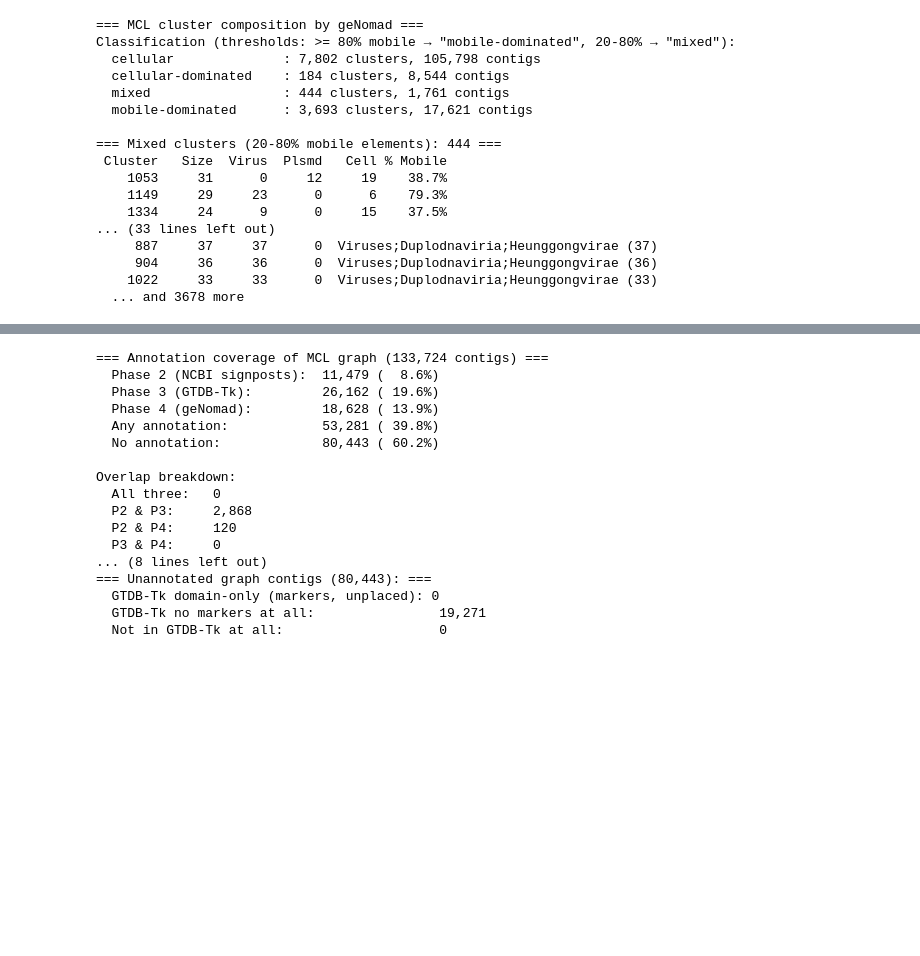
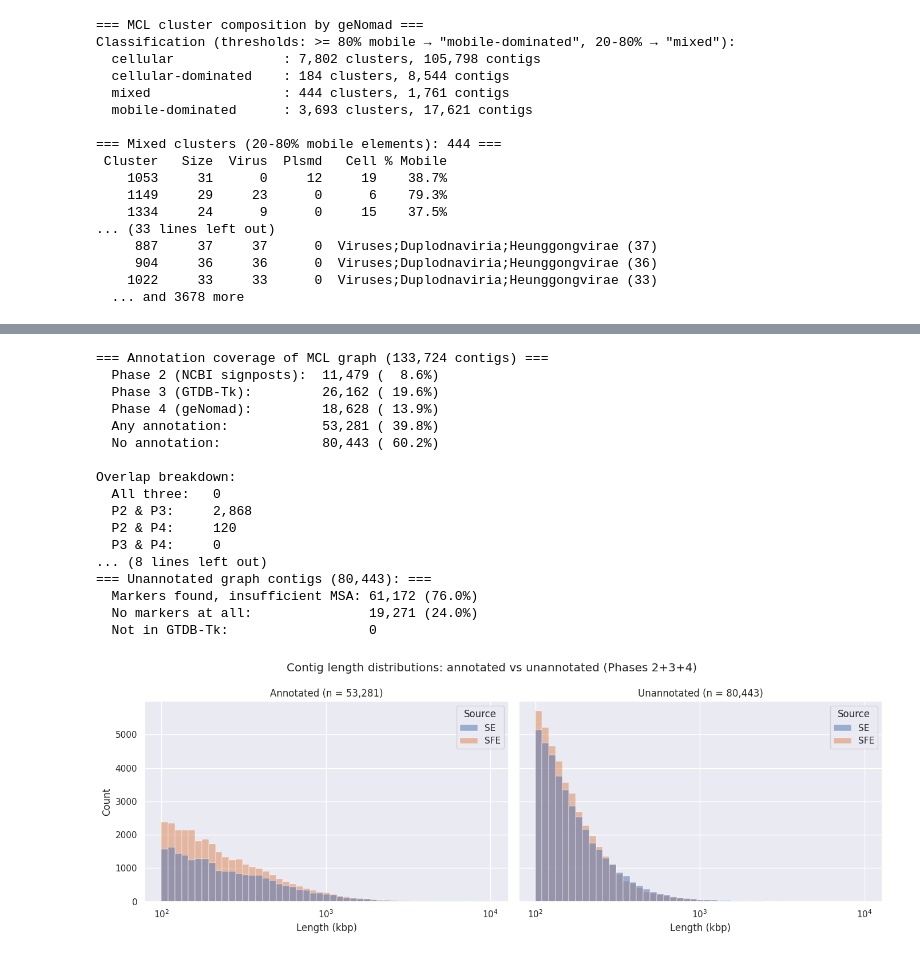
Before and after one commit to tnn111/Embedding, a Jupyter notebook: MCL.ipynb, the cells around one changed output, grey strips where cells are left out. Saved outputs shown, nothing was run; the diff lists cells and outputs as text; code cells hidden in the pictures; blank space fills up the shorter version.

```diff
--- a/MCL.ipynb
+++ b/MCL.ipynb
@@ -1197,18 +1277,20 @@ print(f'\n=== Coverage of ALL {len(all_100kbp):,} contigs >= 100 kbp ===')
 print(f'  Any annotation: {len(any_all_100kbp):,} ({len(any_all_100kbp)/len(all_100kbp)*100:.1f}%)')
 print(f'  No annotation:  {len(all_100kbp - any_all_100kbp):,} ({len(all_100kbp - any_all_100kbp)/len(all_100kbp)*100:.1f}%)')
 
-# What are the unannotated contigs? Check their GTDB-Tk status
+# Breakdown of unannotated contigs by GTDB-Tk status
 unannotated_graph = none_annotated
+unclassified_domain_set = set(unclassified_with_domain.keys())
+unannotated_insuf_msa = unannotated_graph & unclassified_domain_set
 unannotated_no_markers = unannotated_graph & no_marker_set
-unannotated_domain_only = unannotated_graph & (classified_set - set(
-    k for k, v in classified.items() if len([r for r in GTDB_RANKS if r in v]) >= 2))
+unannotated_not_in_gtdbtk = unannotated_graph - set(gtdbtk)
 print(f'\n=== Unannotated graph contigs ({len(unannotated_graph):,}): ===')
-print(f'  GTDB-Tk domain-only (markers, unplaced): '
-      f'{len(unannotated_graph & classified_set):,}')
-print(f'  GTDB-Tk no markers at all:                '
-      f'{len(unannotated_no_markers):,}')
-print(f'  Not in GTDB-Tk at all:                    '
-      f'{len(unannotated_graph - set(gtdbtk)):,}')
+print(f'  Markers found, insufficient MSA: {len(unannotated_insuf_msa):,} '
+      f'({len(unannotated_insuf_msa)/len(unannotated_graph)*100:.1f}%)')
+print(f'  No markers at all:               {len(unannotated_no_markers):,} '
+      f'({len(unannotated_no_markers)/len(unannotated_graph)*100:.1f}%)')
+print(f'  Not in GTDB-Tk:                  {len(unannotated_not_in_gtdbtk):,}')
+check = len(unannotated_insuf_msa) + len(unannotated_no_markers) + len(unannotated_not_in_gtdbtk)
+assert check == len(unannotated_graph), f'Accounting mismatch: {check} != {len(unannotated_graph)}'
 # %% [output]
 === Annotation coverage of MCL graph (133,724 contigs) ===
   Phase 2 (NCBI signposts):  11,479 (  8.6%)
@@ -1224,6 +1306,39 @@ Overlap breakdown:
   P3 & P4:     0
 ... (8 lines left out)
 === Unannotated graph contigs (80,443): ===
-  GTDB-Tk domain-only (markers, unplaced): 0
-  GTDB-Tk no markers at all:                19,271
-  Not in GTDB-Tk at all:                    0
+  Markers found, insufficient MSA: 61,172 (76.0%)
+  No markers at all:               19,271 (24.0%)
+  Not in GTDB-Tk:                  0
+# %%
+# Length distributions: annotated vs unannotated, split by SFE vs SE
+rows = []
+for s in any_annotation:
+    if s in id_to_length:
+        source = 'SFE' if s.startswith('SFE_') else 'SE'
+        rows.append((id_to_length[s] / 1000, 'Annotated', source))
+for s in none_annotated:
+    if s in id_to_length:
+        source = 'SFE' if s.startswith('SFE_') else 'SE'
+        rows.append((id_to_length[s] / 1000, 'Unannotated', source))
+
+df = pd.DataFrame(rows, columns = ['Length (kbp)', 'Status', 'Source'])
+
+fig, (ax1, ax2) = plt.subplots(1, 2, figsize = (14, 5), sharey = True)
+
+bins = np.logspace(np.log10(100), np.log10(df['Length (kbp)'].max()), 50)
+
+sns.histplot(data = df[df['Status'] == 'Annotated'], x = 'Length (kbp)', hue = 'Source',
+             bins = bins, ax = ax1, edgecolor = 'white', linewidth = 0.3)
+ax1.set_xscale('log')
+ax1.set_title(f'Annotated (n = {len(df[df["Status"] == "Annotated"]):,})')
+
+sns.histplot(data = df[df['Status'] == 'Unannotated'], x = 'Length (kbp)', hue = 'Source',
+             bins = bins, ax = ax2, edgecolor = 'white', linewidth = 0.3)
+ax2.set_xscale('log')
+ax2.set_title(f'Unannotated (n = {len(df[df["Status"] == "Unannotated"]):,})')
+
+fig.suptitle('Contig length distributions: annotated vs unannotated (Phases 2+3+4)')
+plt.tight_layout()
+plt.show()
+# %% [output]
+[figure, added]
```
Also changed, not shown: parts of 12 cells of this notebook, 3 other files.
